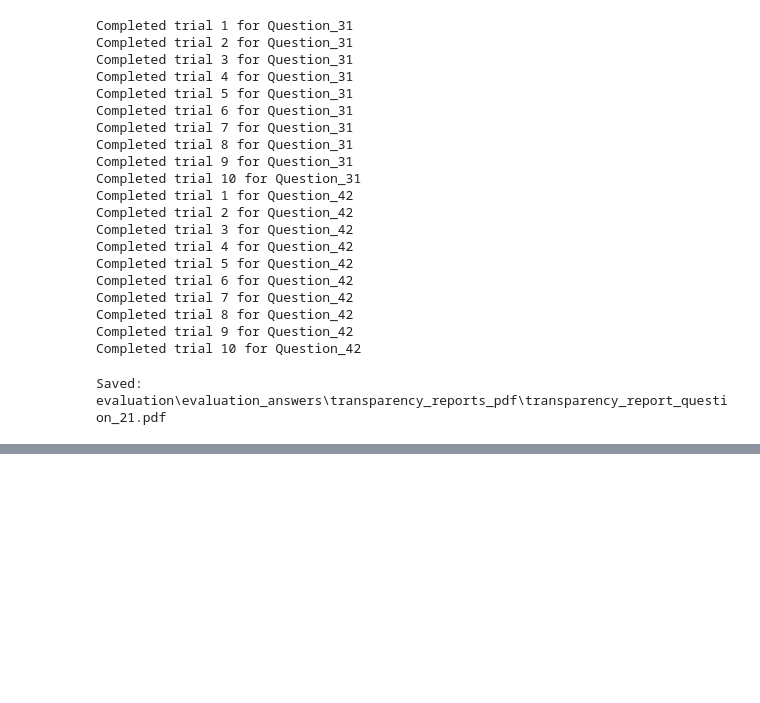
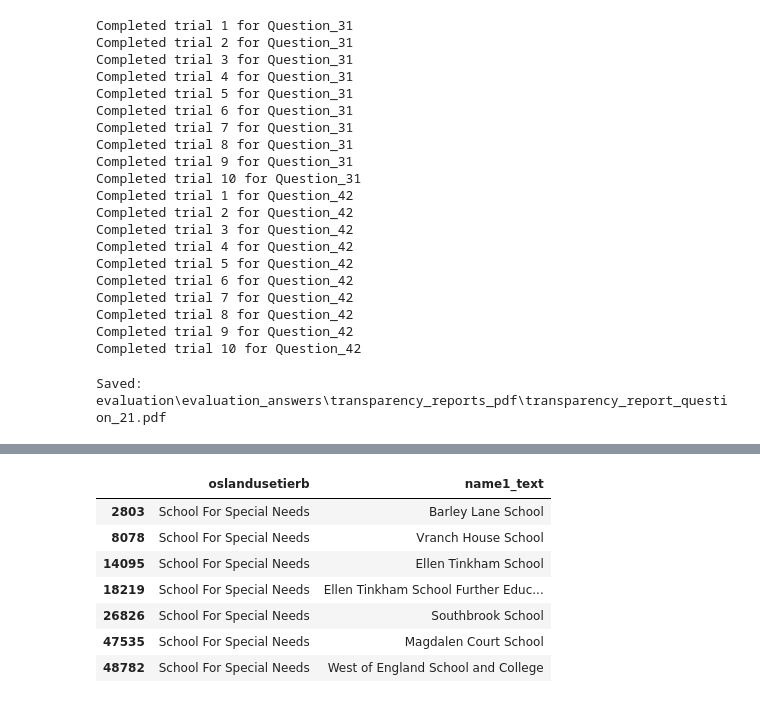
Before and after one commit to arjun8009/a2a_framework, a Jupyter notebook: system_tests.ipynb, the cells around one changed output, grey strips where cells are left out. Saved outputs shown, nothing was run; the diff lists cells and outputs as text; code cells hidden in the pictures; blank space fills up the shorter version.

```diff
--- a/system_tests.ipynb
+++ b/system_tests.ipynb
@@ -3123,0 +3222,15 @@ Saved: evaluation\evaluation_answers\transparency_reports_pdf\transparency_repor
+# %%
+import geopandas as gpd
+gdf = gpd.read_file(r"os_ngd_sample\lus_fts_site\lus_fts_site.gpkg")
+gdf_school = gdf[gdf["description"]=="School"]
+gdf_sen = gdf_school[gdf_school["oslandusetierb"].str.lower().str.contains("special")]
+gdf_sen[["oslandusetierb","name1_text"]]
+# %% [output]
+|  | oslandusetierb | name1_text |
+| 2803 | School For Special Needs | Barley Lane School |
+| 8078 | School For Special Needs | Vranch House School |
+| 14095 | School For Special Needs | Ellen Tinkham School |
+| 18219 | School For Special Needs | Ellen Tinkham School Further Educ... |
+| 26826 | School For Special Needs | Southbrook School |
+| 47535 | School For Special Needs | Magdalen Court School |
+| 48782 | School For Special Needs | West of England School and College |
```
Also changed, not shown: parts of 9 cells of this notebook, 16 other files.
